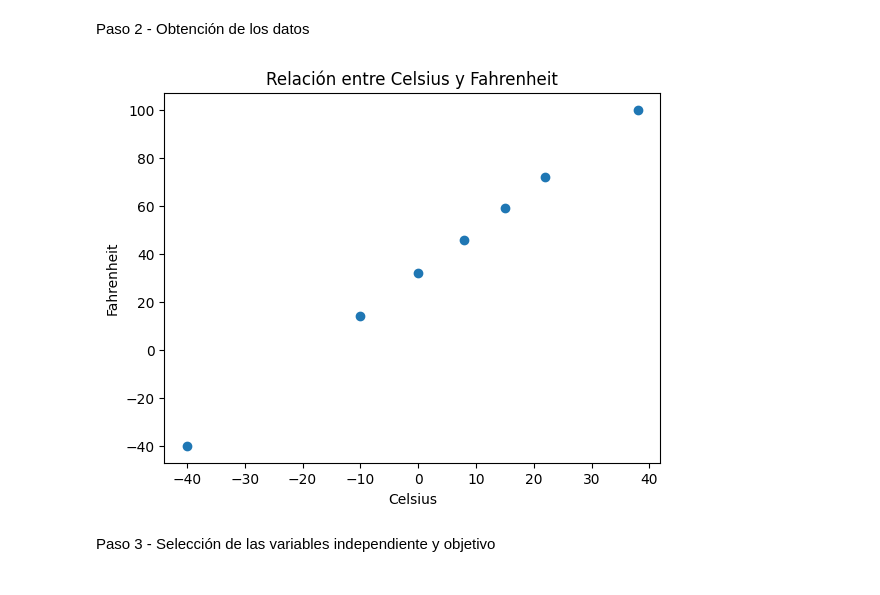
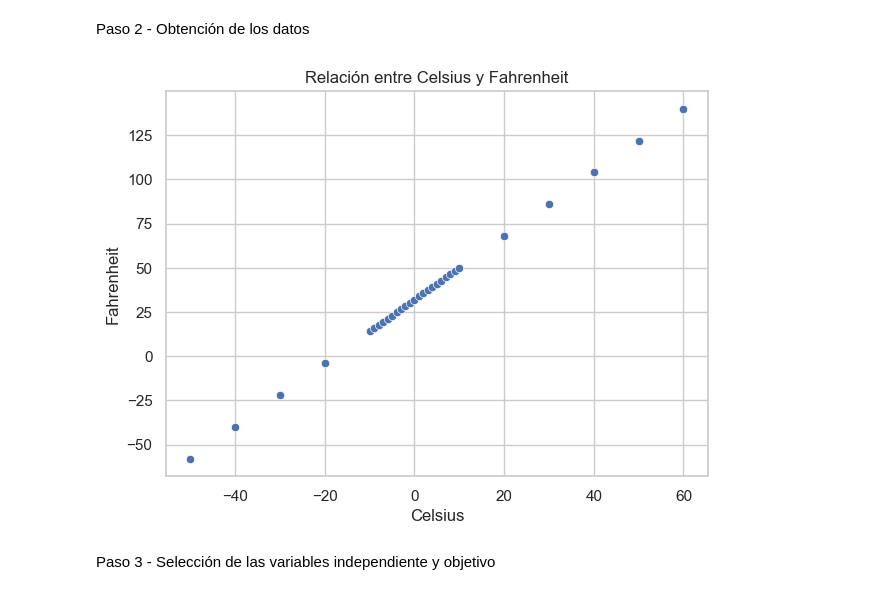
Before and after one commit to SebySurfer/Int_Data_Proc, a Jupyter notebook: Act10_HelloW_NeuralNetworks/main.ipynb, the cells around one changed output. Cells and saved outputs as stored; diff of their text form; code cells hidden in the pictures.

```diff
--- a/Act10_HelloW_NeuralNetworks/main.ipynb
+++ b/Act10_HelloW_NeuralNetworks/main.ipynb
@@ -3,4 +3,12 @@ Paso 1 - Importacion de librerias
 # %%
 import tensorflow as tf
 import numpy as np
+import pandas as pd
+import seaborn as sns
 import matplotlib.pyplot as plt
+
+tf.random.set_seed(42)
+np.random.seed(42)
+
+sns.set_theme(style="whitegrid")
+plt.rcParams["figure.figsize"] = (7, 5)
@@ -10,16 +15,26 @@ To enable the following instructions: AVX2 FMA, in other operations, rebuild Ten
 # %% [markdown]
 Paso 2 - Obtención de los datos
 # %%
-celsius = np.array([-40, -10, 0, 8, 15, 22, 38], dtype=float)
-fahrenheit = np.array([-40, 14, 32, 46, 59, 72, 100], dtype=float)
 
-plt.scatter(celsius, fahrenheit)
-plt.xlabel('Celsius')
-plt.ylabel('Fahrenheit')
+import pandas as pd
+
+# Cargar datos desde el CSV
+
+
+df_temperatura = pd.read_csv("/Users/Sebastian 1/Desktop/IT Class/Classes/Int_Data_Proc/Act10_HelloW_NeuralNetworks/celsius_a_fahrenheit.csv")
+
+
+
+
+# 2) Mostrar los primeros 5 datos
+df_temperatura.head(5)
+
+# 3) Correlación / relación (scatterplot)
+sns.scatterplot(x='Celsius', y='Fahrenheit', data=df_temperatura)
 plt.title('Relación entre Celsius y Fahrenheit')
 plt.show()
 # %% [output]
-[figure, old version]
+[figure, new version]
 # %% [markdown]
 Paso 3 - Selección de las variables independiente y objetivo
 # %%
```
Also changed, not shown: parts of 6 cells of this notebook.
